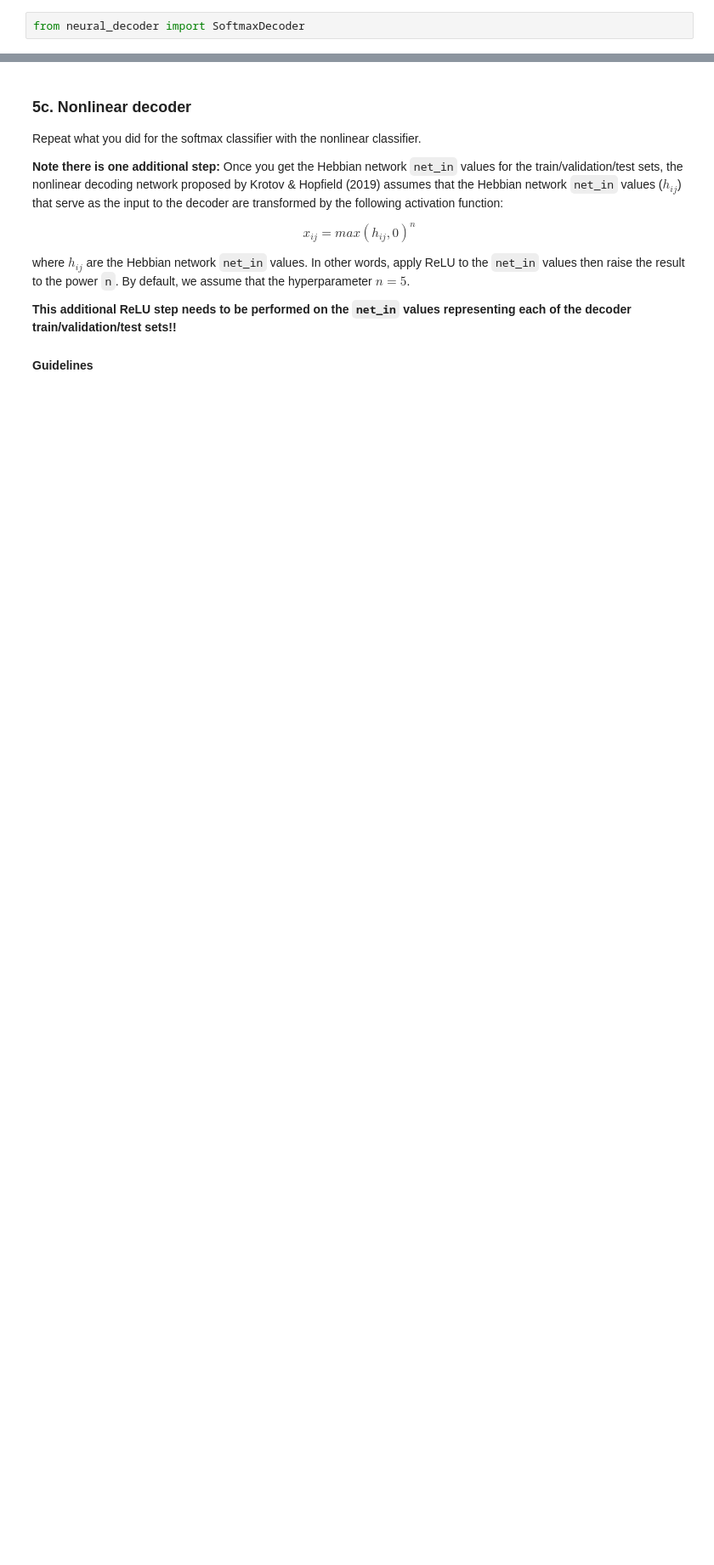
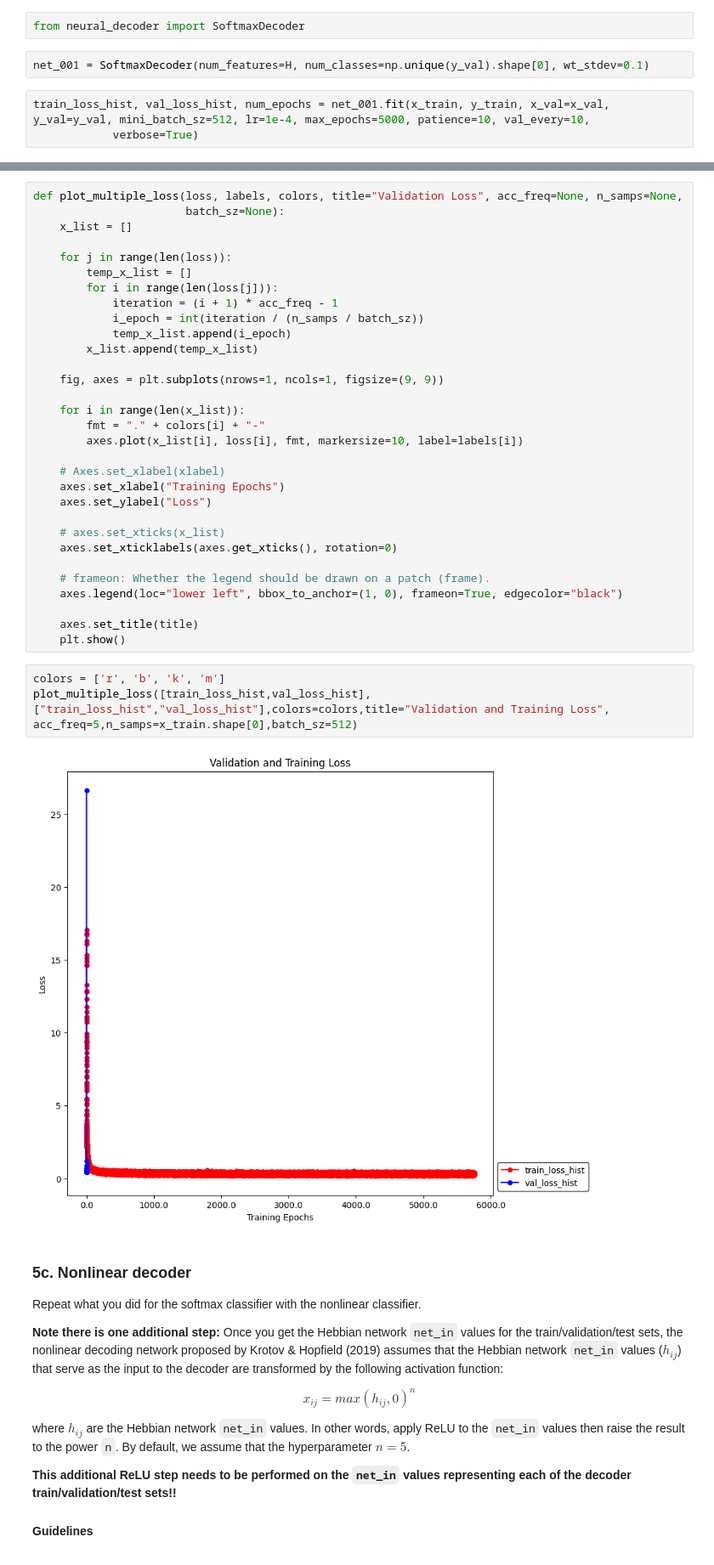
Before and after one commit to mqwen24/CS443_Projects, a Jupyter notebook: p1hebb/decode_mnist.ipynb, the cells around one changed output, grey strips where cells are left out. Shown: that part at 85% size. Cells and saved outputs as stored; diff of their text form; blank space fills up the shorter version.

```diff
--- a/p1hebb/decode_mnist.ipynb
+++ b/p1hebb/decode_mnist.ipynb
@@ -63,3 +82,8 @@ Here are the items that you should report in the cell(s) below:
 - Create a well-labeled plot showing the training and validation loss over epochs (*note: because you likely did not check validation loss on each epoch, but "x" epoch values for each loss will likely be different. Account for this when generating "x" values used in the plot.*).
 # %%
 from neural_decoder import SoftmaxDecoder
+# %%
+net_001 = SoftmaxDecoder(num_features=H, num_classes=np.unique(y_val).shape[0], wt_stdev=0.1)
+# %%
+train_loss_hist, val_loss_hist, num_epochs = net_001.fit(x_train, y_train, x_val=x_val, y_val=y_val, mini_batch_sz=512, lr=1e-4, max_epochs=5000, patience=10, val_every=10,
+            verbose=True)
@@ -66,3 +108,39 @@ from neural_decoder import SoftmaxDecoder
+# %%
+def plot_multiple_loss(loss, labels, colors, title="Validation Loss", acc_freq=None, n_samps=None,
+                       batch_sz=None):
+    x_list = []
+
+    for j in range(len(loss)):
+        temp_x_list = []
+        for i in range(len(loss[j])):
+            iteration = (i + 1) * acc_freq - 1
+            i_epoch = int(iteration / (n_samps / batch_sz))
+            temp_x_list.append(i_epoch)
+        x_list.append(temp_x_list)
+
+    fig, axes = plt.subplots(nrows=1, ncols=1, figsize=(9, 9))
+
+    for i in range(len(x_list)):
+        fmt = "." + colors[i] + "-"
+        axes.plot(x_list[i], loss[i], fmt, markersize=10, label=labels[i])
+
+    # Axes.set_xlabel(xlabel)
+    axes.set_xlabel("Training Epochs")
+    axes.set_ylabel("Loss")
+
+    # axes.set_xticks(x_list)
+    axes.set_xticklabels(axes.get_xticks(), rotation=0)
+
+    # frameon: Whether the legend should be drawn on a patch (frame).
+    axes.legend(loc="lower left", bbox_to_anchor=(1, 0), frameon=True, edgecolor="black")
+
+    axes.set_title(title)
+    plt.show()
+# %%
+colors = ['r', 'b', 'k', 'm']
+plot_multiple_loss([train_loss_hist,val_loss_hist],["train_loss_hist","val_loss_hist"],colors=colors,title="Validation and Training Loss", acc_freq=5,n_samps=x_train.shape[0],batch_sz=512)
+# %% [output]
+[figure, added]
 # %% [markdown]
 ### 5c. Nonlinear decoder
 
```
Also changed, not shown: parts of 9 cells of this notebook, 2 other files.
